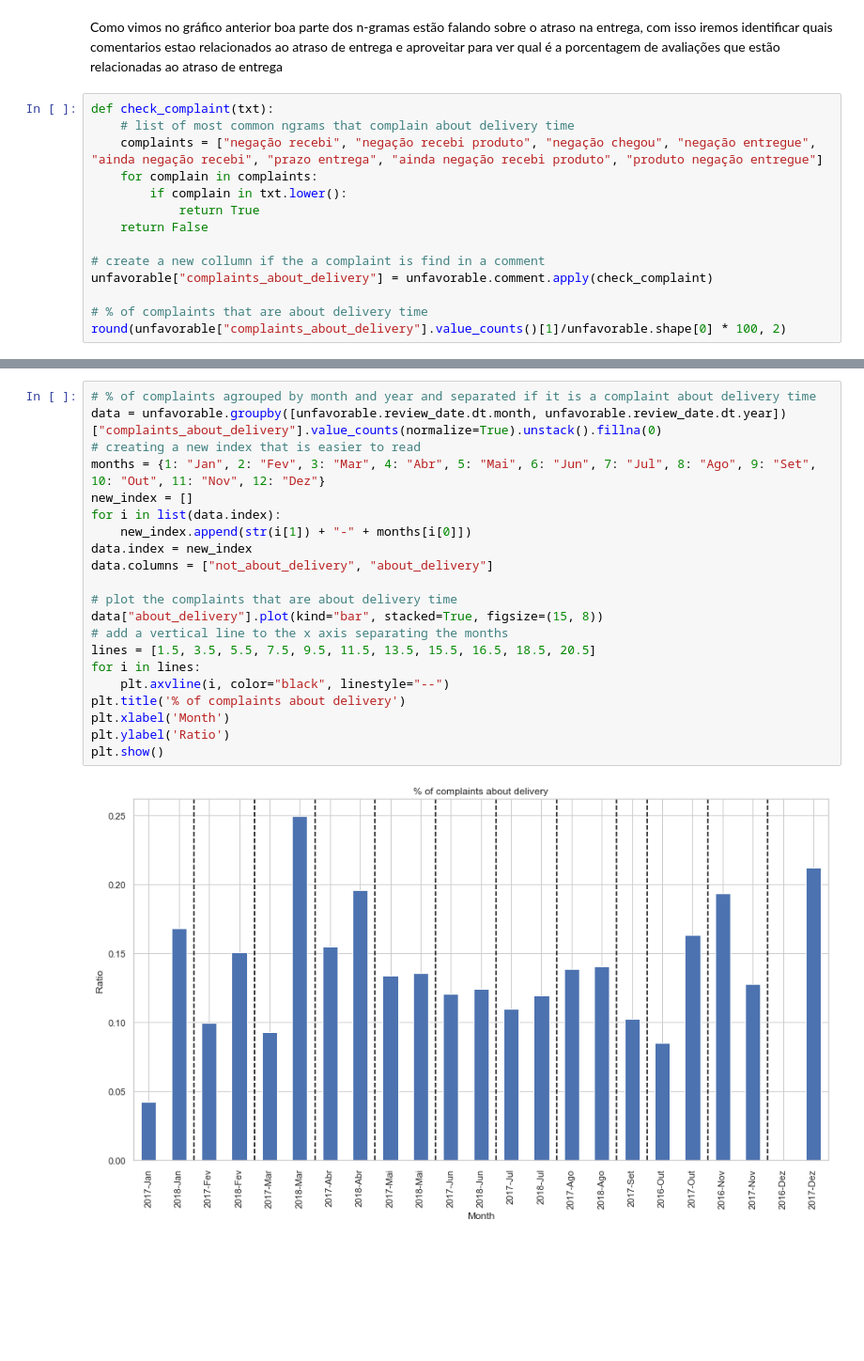
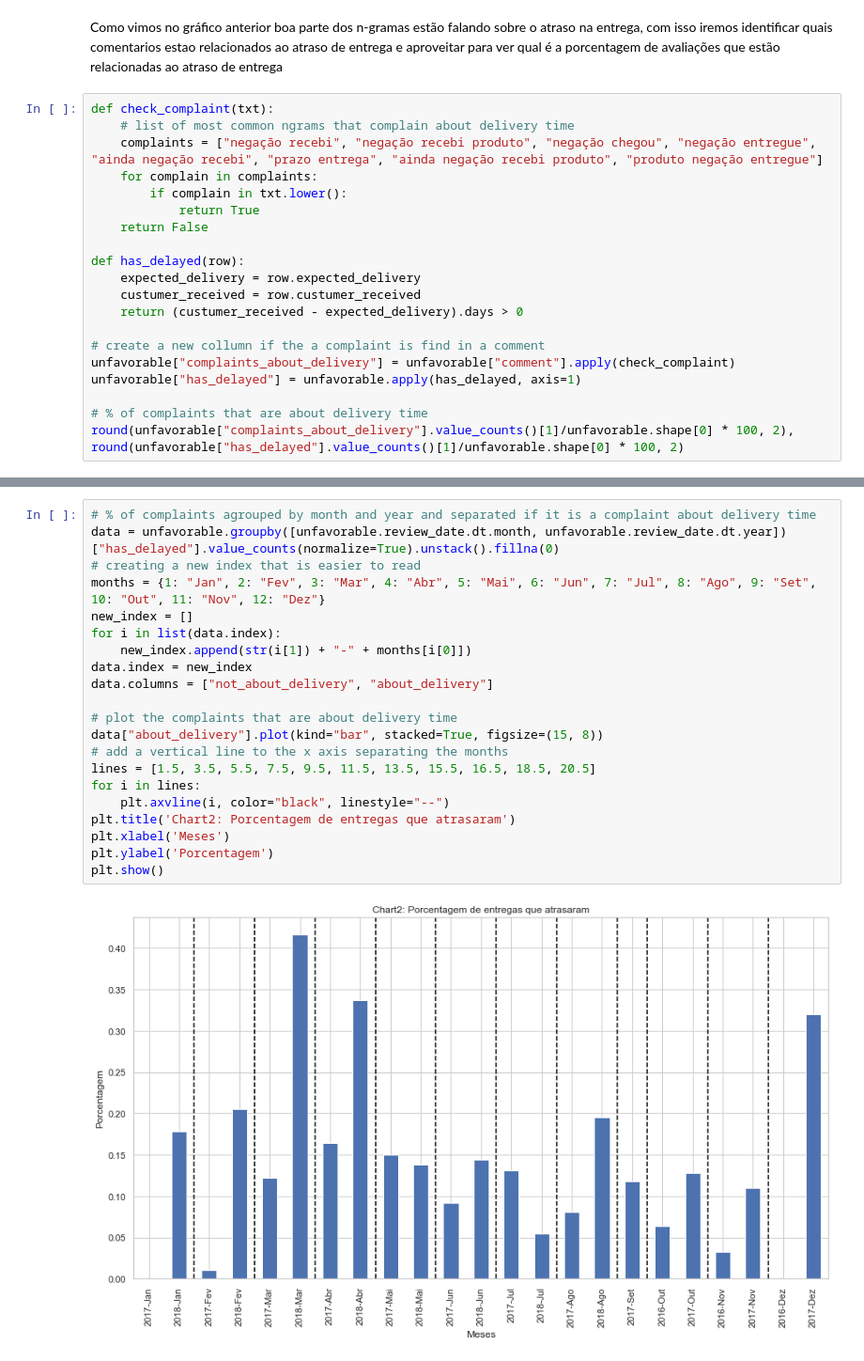
Before and after one commit to 4rfel/nlp, a Jupyter notebook: pi/pi.ipynb, the cells around one changed output, grey strips where cells are left out. Shown: that part at 94% size. Saved outputs shown, nothing was run; the diff lists cells and outputs as text; blank space fills up the shorter version.

```diff
--- a/pi/pi.ipynb
+++ b/pi/pi.ipynb
@@ -156,9 +156,15 @@ def check_complaint(txt):
             return True
     return False
 
+def has_delayed(row):
+    expected_delivery = row.expected_delivery
+    custumer_received = row.custumer_received
+    return (custumer_received - expected_delivery).days > 0
+
 # create a new collumn if the a complaint is find in a comment
-unfavorable["complaints_about_delivery"] = unfavorable.comment.apply(check_complaint)
+unfavorable["complaints_about_delivery"] = unfavorable["comment"].apply(check_complaint)
+unfavorable["has_delayed"] = unfavorable.apply(has_delayed, axis=1)
 
 # % of complaints that are about delivery time
-round(unfavorable["complaints_about_delivery"].value_counts()[1]/unfavorable.shape[0] * 100, 2)
+round(unfavorable["complaints_about_delivery"].value_counts()[1]/unfavorable.shape[0] * 100, 2), round(unfavorable["has_delayed"].value_counts()[1]/unfavorable.shape[0] * 100, 2)
 # %% [output]
@@ -173,23 +181,23 @@ Para isso iremos testar duas hipoteses, sendo elas:
 # %%
 # % of complaints agrouped by month and year and separated if it is a complaint about delivery time
-data = unfavorable.groupby([unfavorable.review_date.dt.month, unfavorable.review_date.dt.year])["complaints_about_delivery"].value_counts(normalize=True).unstack().fillna(0)
+data = unfavorable.groupby([unfavorable.review_date.dt.month, unfavorable.review_date.dt.year])["has_delayed"].value_counts(normalize=True).unstack().fillna(0)
 # creating a new index that is easier to read
 months = {1: "Jan", 2: "Fev", 3: "Mar", 4: "Abr", 5: "Mai", 6: "Jun", 7: "Jul", 8: "Ago", 9: "Set", 10: "Out", 11: "Nov", 12: "Dez"}
 new_index = []
 for i in list(data.index):
     new_index.append(str(i[1]) + "-" + months[i[0]])
 data.index = new_index
 data.columns = ["not_about_delivery", "about_delivery"]
 
 # plot the complaints that are about delivery time
 data["about_delivery"].plot(kind="bar", stacked=True, figsize=(15, 8))
 # add a vertical line to the x axis separating the months
 lines = [1.5, 3.5, 5.5, 7.5, 9.5, 11.5, 13.5, 15.5, 16.5, 18.5, 20.5]
 for i in lines:
     plt.axvline(i, color="black", linestyle="--")
-plt.title('% of complaints about delivery')
-plt.xlabel('Month')
-plt.ylabel('Ratio')
+plt.title('Chart2: Porcentagem de entregas que atrasaram')
+plt.xlabel('Meses')
+plt.ylabel('Porcentagem')
 plt.show()
 # %% [output]
-[figure, old version]
+[figure, new version]
```
Also changed, not shown: parts of 11 cells of this notebook, 1 other file.
